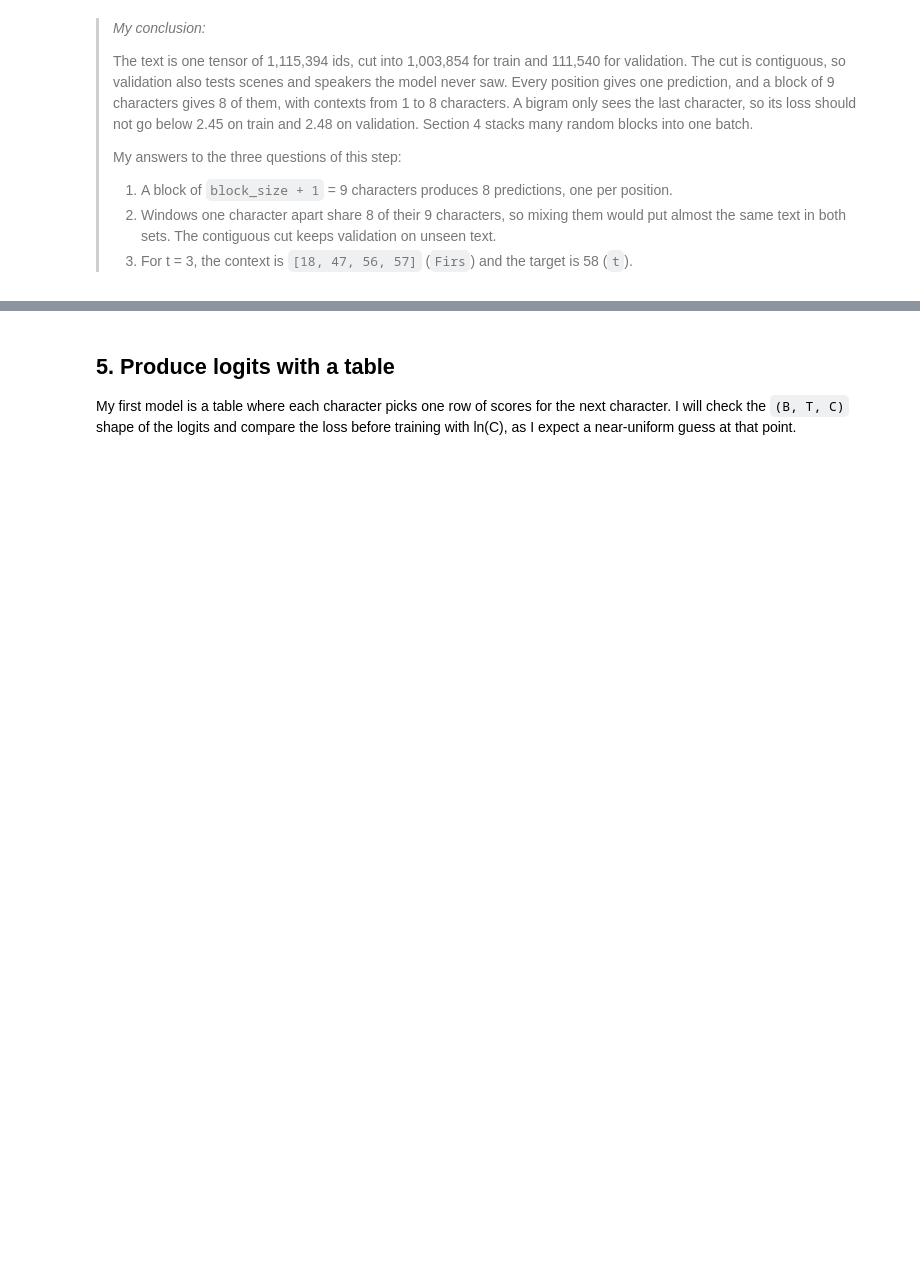
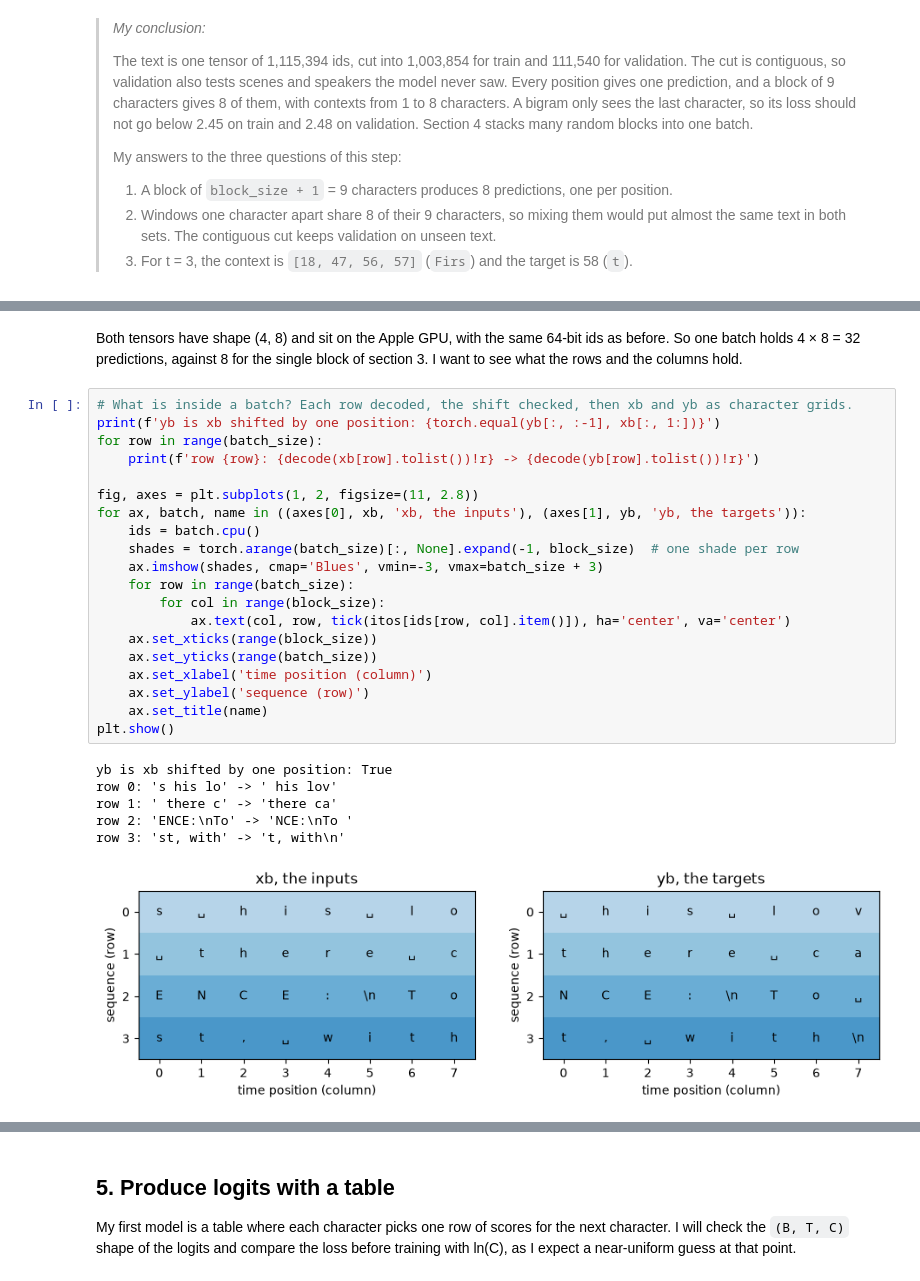
Before and after one commit to mcrayssac/ING3_IAA_GB_NLP, a Jupyter notebook: TP1_transformers.ipynb, the cells around one changed output, grey strips where cells are left out. Cells and saved outputs as stored; diff of their text form; blank space fills up the shorter version.

```diff
--- a/TP1_transformers.ipynb
+++ b/TP1_transformers.ipynb
@@ -730,0 +763,29 @@ I will stack B independent sequences of length T into one batch, so the model co
+# %% [markdown]
+Both tensors have shape (4, 8) and sit on the Apple GPU, with the same 64-bit ids as before. So one batch holds 4 × 8 = 32 predictions, against 8 for the single block of section 3. I want to see what the rows and the columns hold.
+# %%
+# What is inside a batch? Each row decoded, the shift checked, then xb and yb as character grids.
+print(f'yb is xb shifted by one position: {torch.equal(yb[:, :-1], xb[:, 1:])}')
+for row in range(batch_size):
+    print(f'row {row}: {decode(xb[row].tolist())!r} -> {decode(yb[row].tolist())!r}')
+
+fig, axes = plt.subplots(1, 2, figsize=(11, 2.8))
+for ax, batch, name in ((axes[0], xb, 'xb, the inputs'), (axes[1], yb, 'yb, the targets')):
+    ids = batch.cpu()
+    shades = torch.arange(batch_size)[:, None].expand(-1, block_size)  # one shade per row
+    ax.imshow(shades, cmap='Blues', vmin=-3, vmax=batch_size + 3)
+    for row in range(batch_size):
+        for col in range(block_size):
+            ax.text(col, row, tick(itos[ids[row, col].item()]), ha='center', va='center')
+    ax.set_xticks(range(block_size))
+    ax.set_yticks(range(batch_size))
+    ax.set_xlabel('time position (column)')
+    ax.set_ylabel('sequence (row)')
+    ax.set_title(name)
+plt.show()
+# %% [output]
+yb is xb shifted by one position: True
+row 0: 's his lo' -> ' his lov'
+row 1: ' there c' -> 'there ca'
+row 2: 'ENCE:\nTo' -> 'NCE:\nTo '
+row 3: 'st, with' -> 't, with\n'
+[figure, added]
```
Also changed, not shown: parts of 12 cells of this notebook, 4 other files.
